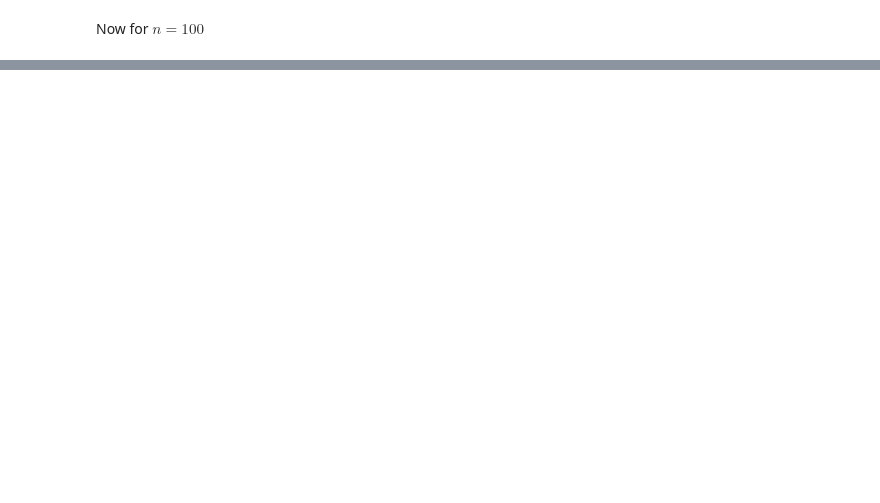
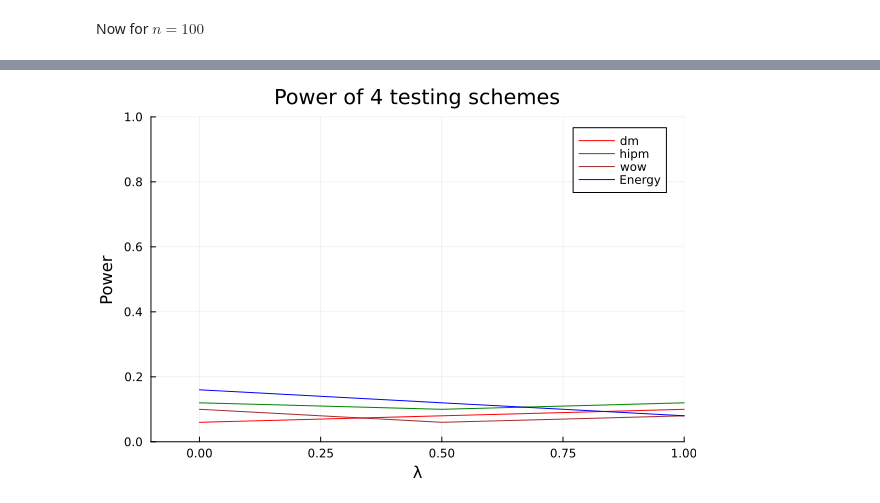
Before and after one commit to giorgikanchaveli/Two-samples-test, a Jupyter notebook: dm_energystat_hipm_wow.ipynb, the cells around one changed output, grey strips where cells are left out. Cells and saved outputs as stored; diff of their text form; code cells hidden in the pictures; blank space fills up the shorter version.

```diff
--- a/dm_energystat_hipm_wow.ipynb
+++ b/dm_energystat_hipm_wow.ipynb
@@ -423,0 +403,8 @@ scatter!(plot_power, b, power_function[:,4], label = "Energy", color = "blue")
+# %%
+fig_counter_example = plot(title = "Power of 4 testing schemes", xlabel = "λ", ylabel = "Power", xlims=(-0.1, 1.0), ylims = (0.0, 1.0))
+plot!(fig_counter_example, λs, rejection_rates_normal_uniform[:,1], label = "dm", color = "red")
+plot!(fig_counter_example, λs, rejection_rates_normal_uniform[:,2], label = "hipm", color = "green")
+plot!(fig_counter_example, λs, rejection_rates_normal_uniform[:,3], label = "wow", color = "brown")
+plot!(fig_counter_example, λs, rejection_rates_normal_uniform[:,4], label = "Energy", color = "blue")
+# %% [output]
+[figure, added]
```
Also changed, not shown: parts of 22 cells of this notebook, 20 other files.
